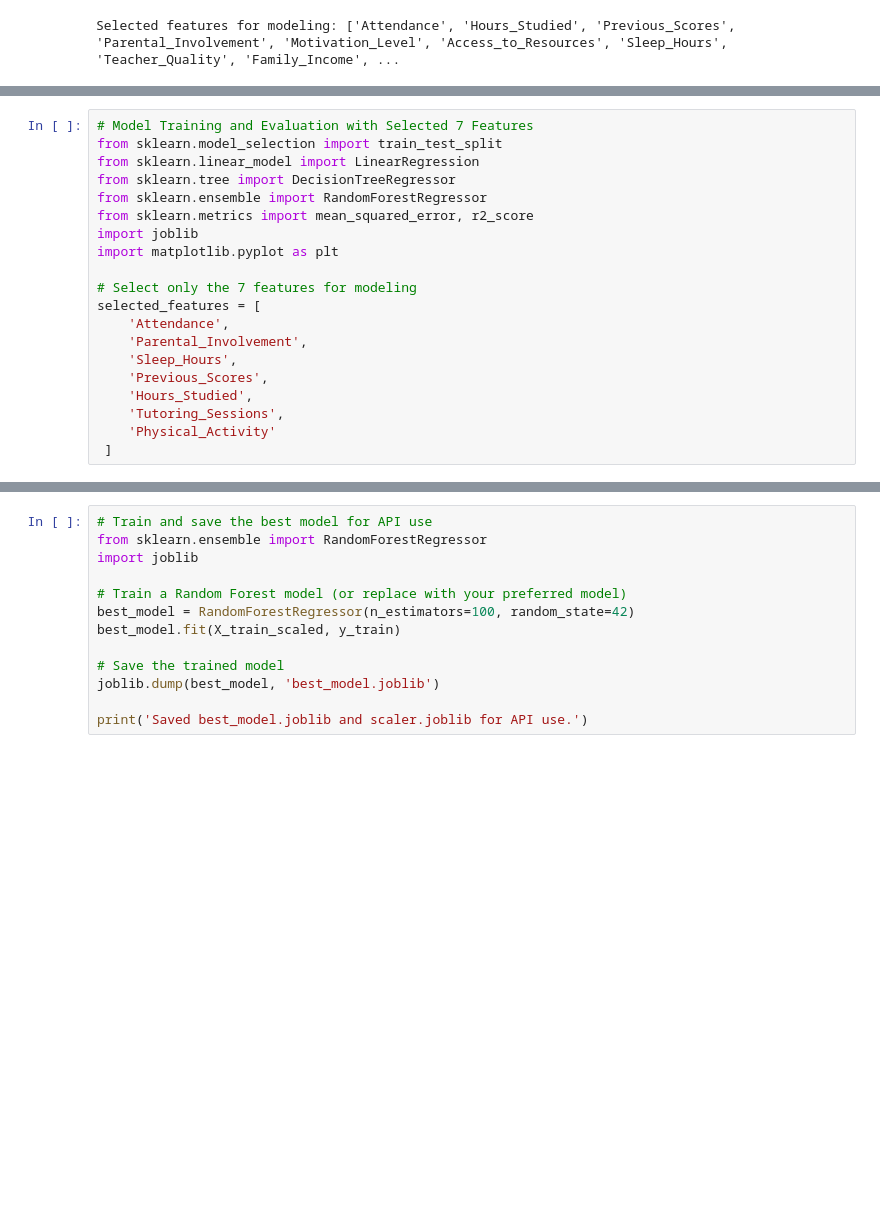
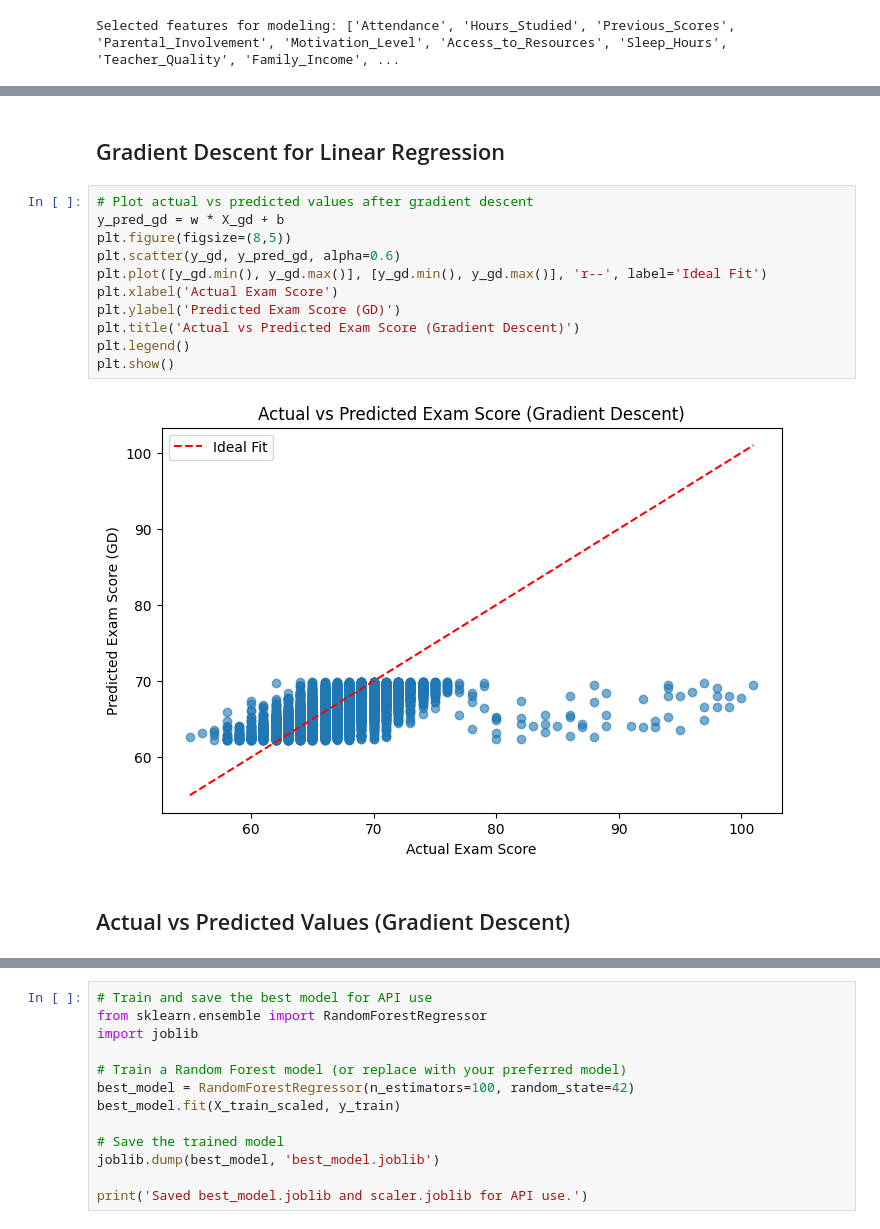
Before and after one commit to IrutingaboRaissa/scorepredictor, a Jupyter notebook: linear_regression/EngageMetrics.ipynb, the cells around one changed output, grey strips where cells are left out. Drawn from its saved outputs; the diff is of its cells as text; blank space fills up the shorter version.

```diff
--- a/EngageMetrics.ipynb
+++ b/linear_regression/EngageMetrics.ipynb
@@ -259,20 +333,17 @@ Final weight: 2.231, bias: 66.069
-# %%
-# Model Training and Evaluation with Selected 7 Features
-from sklearn.model_selection import train_test_split
-from sklearn.linear_model import LinearRegression
-from sklearn.tree import DecisionTreeRegressor
-from sklearn.ensemble import RandomForestRegressor
-from sklearn.metrics import mean_squared_error, r2_score
-import joblib
-import matplotlib.pyplot as plt
-
-# Select only the 7 features for modeling
-selected_features = [
-    'Attendance',
-    'Parental_Involvement',
-    'Sleep_Hours',
-    'Previous_Scores',
-    'Hours_Studied',
-    'Tutoring_Sessions',
-    'Physical_Activity'
- ]
+# %% [markdown]
+## Gradient Descent for Linear Regression
+# %%
+# Plot actual vs predicted values after gradient descent
+y_pred_gd = w * X_gd + b
+plt.figure(figsize=(8,5))
+plt.scatter(y_gd, y_pred_gd, alpha=0.6)
+plt.plot([y_gd.min(), y_gd.max()], [y_gd.min(), y_gd.max()], 'r--', label='Ideal Fit')
+plt.xlabel('Actual Exam Score')
+plt.ylabel('Predicted Exam Score (GD)')
+plt.title('Actual vs Predicted Exam Score (Gradient Descent)')
+plt.legend()
+plt.show()
+# %% [output]
+[figure, added]
+# %% [markdown]
+## Actual vs Predicted Values (Gradient Descent)
```
Also changed, not shown: parts of 41 cells of this notebook, 8 other files.
